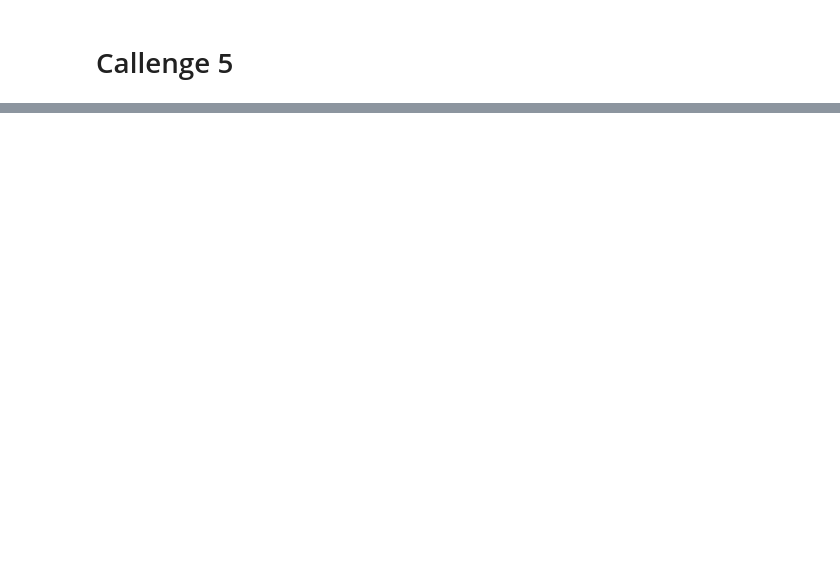
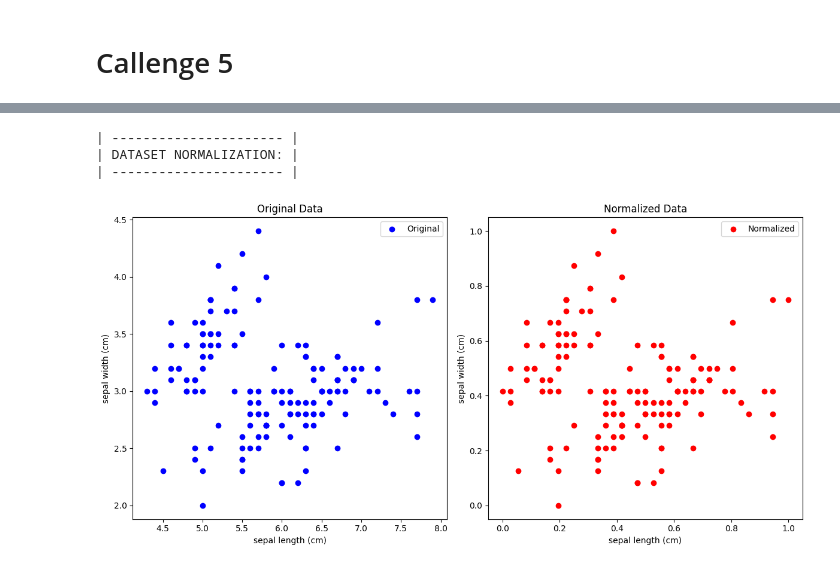
Before and after one commit to Habtamuyihun561/MAIA, a Jupyter notebook: Copy_of_ml_lab_1.ipynb, the cells around one changed output, grey strips where cells are left out. Cells and saved outputs as stored; diff of their text form; code cells hidden in the pictures; blank space fills up the shorter version.

```diff
--- a/Copy_of_ml_lab_1.ipynb
+++ b/Copy_of_ml_lab_1.ipynb
@@ -918,0 +1014,12 @@ Accuracy: 0.987
+# %%
+# Unsupervised Learning from the lecture
+# PARAMETERS
+dataset_name = 'Iris'                           # dataset name [Iris]
+norm = 'min-max'                                # normalization [none, min-max, std]
+
+print("| ----------- |\n"
+      "| PARAMETERS: |\n"
+      "| ----------- |\n")
+
+print("Dataset: {}".format(dataset_name))
+print("Norm: {}".format(norm))
@@ -918,0 +1070,62 @@ Accuracy: 0.987
+# %%
+import sys
+import matplotlib.pyplot as plt
+
+from sklearn.preprocessing import MinMaxScaler, StandardScaler
+
+print("| ---------------------- |\n"
+      "| DATASET NORMALIZATION: |\n"
+      "| ---------------------- |\n")
+
+# min-max normalization
+if norm == 'min-max':
+      # define scaler
+      scaler = MinMaxScaler()
+
+# std normalization
+elif norm == 'std':
+      # define scaler
+      scaler = StandardScaler()
+
+else:
+      sys.exit("ERROR: Dataset Normalization [min-max, std]")
+
+# no normalization
+if norm == 'none':
+      data_scaled = data
+
+# apply normalization
+else:
+      # apply the normalization
+      data_scaled = scaler.fit_transform(data)
+
+# idx feature
+feature_idx_1 = 0  # Indice della prima feature
+feature_idx_2 = 1  # Indice della seconda feature
+
+# define figure
+plt.figure(figsize=(12, 6))
+
+# original data plot
+plt.subplot(1, 2, 1)
+plt.scatter(data[:, feature_idx_1], data[:, feature_idx_2], color='blue', label='Original')
+plt.title('Original Data')
+plt.xlabel(f'{dataset.feature_names[feature_idx_1]}')
+plt.ylabel(f'{dataset.feature_names[feature_idx_2]}')
+plt.legend()
+
+# normalized data
+plt.subplot(1, 2, 2)
+plt.scatter(data_scaled[:, feature_idx_1], data_scaled[:, feature_idx_2], color='red', label='Normalized')
+plt.title('Normalized Data')
+plt.xlabel(f'{dataset.feature_names[feature_idx_1]}')
+plt.ylabel(f'{dataset.feature_names[feature_idx_2]}')
+plt.legend()
+
+plt.tight_layout()
+plt.show()
+# %% [output]
+| ---------------------- |
+| DATASET NORMALIZATION: |
+| ---------------------- |
+[figure, added]
```
Also changed, not shown: parts of 19 cells of this notebook.
